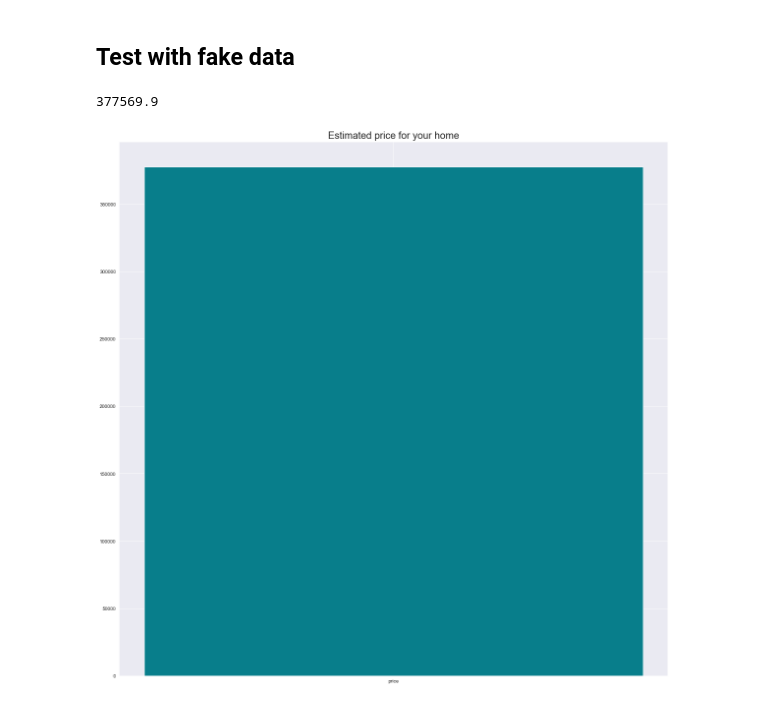
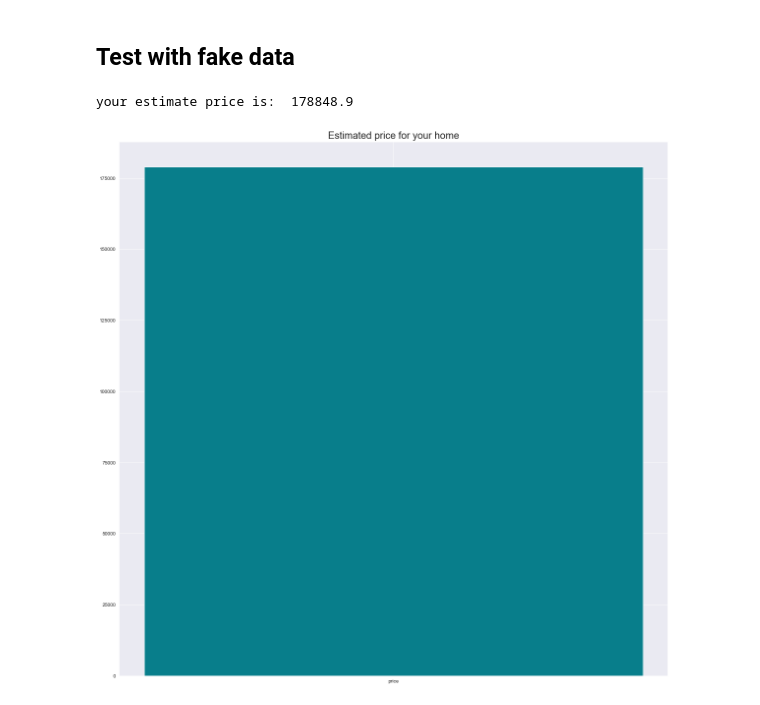
Before and after one commit to mlnima/ironhack-lab, a Jupyter notebook: week5/midterm_project.ipynb, the cells around one changed output. Drawn from its saved outputs; the diff is of its cells as text; code cells hidden in the pictures.

```diff
--- a/week5/midterm_project.ipynb
+++ b/week5/midterm_project.ipynb
@@ -39,7 +39,7 @@ sourceDf
 # %%
 def df_cleaner(df):
     df = df.drop(
-        ['date', 'waterfront', 'yr_built', 'zipcode', 'lat', 'long', 'id'],
+        ['date', 'waterfront', 'zipcode', 'lat', 'long', 'id'],
         errors='ignore',
         axis='columns'
     )
@@ -123,31 +123,32 @@ plt.show()
 # %%
 # test with fake data
 state = {
-    "bedrooms": 1,
-    "bathrooms": 5,
+    "bedrooms": 2,
+    "bathrooms": 1,
     "sqft_living":500,
     "sqft_lot": 10,
     "floors": 1,
+    "yr_built":2000,
     "view": 2,
     "condation": 2,
     "grade": 7,
-    "sqft_above": 100,
+    "sqft_above": 20,
     "sqft_basement": 3,
     "yr_renovated": 2000,
     "sqft_living15": 1000,
     "sqft_lot15": 1200
 }
 
 fake_df = pd.DataFrame(state, index=[0])
 fake_df = df_cleaner(fake_df)
 fake_numerical_scaled = production_data_scaler(fake_df, x_train)
 y_pred_train_fake = model.predict(fake_numerical_scaled)
 plt.bar(x='price', height=np.round(y_pred_train_fake, 1), color='#087E8B')
 plt.rcParams["figure.figsize"] = (20, 20)
 plt.title('Estimated price for your home', size=20)
 plt.xticks(rotation='horizontal')
-print(abs(np.round(y_pred_train_fake, 1)[0]))
+print('your estimate price is: ',abs(np.round(y_pred_train_fake, 1)[0]))
 plt.show()
 # %% [output]
-377569.9
+your estimate price is:  178848.9
-[figure, old version]
+[figure, new version]
```
Also changed, not shown: parts of 3 cells of this notebook, 2 other files.
